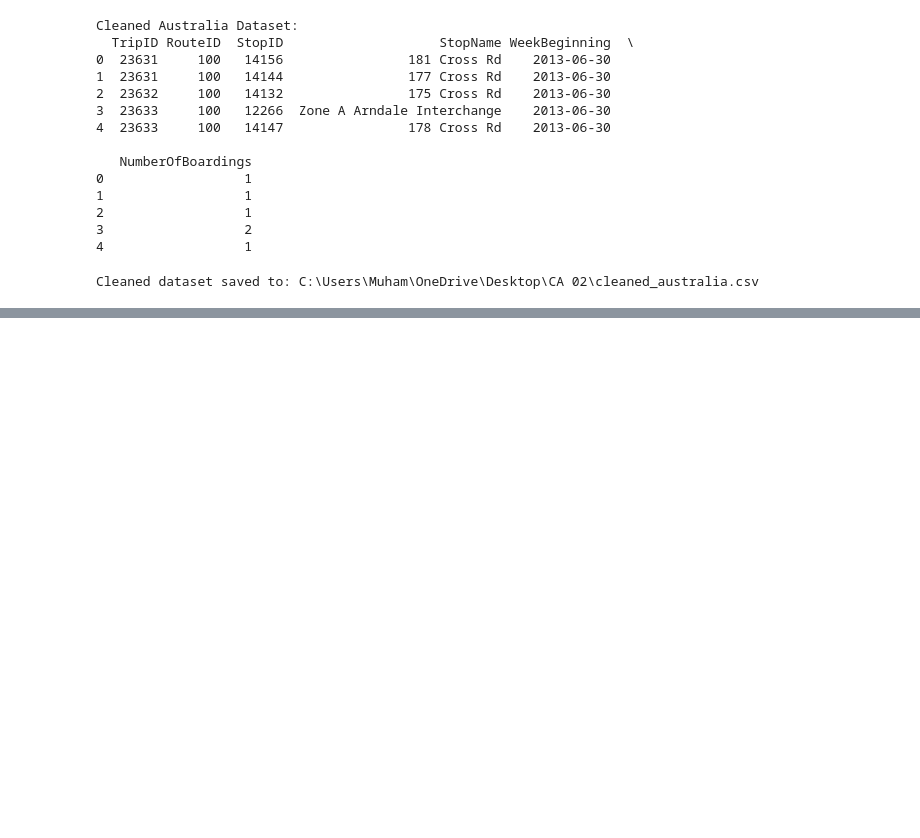
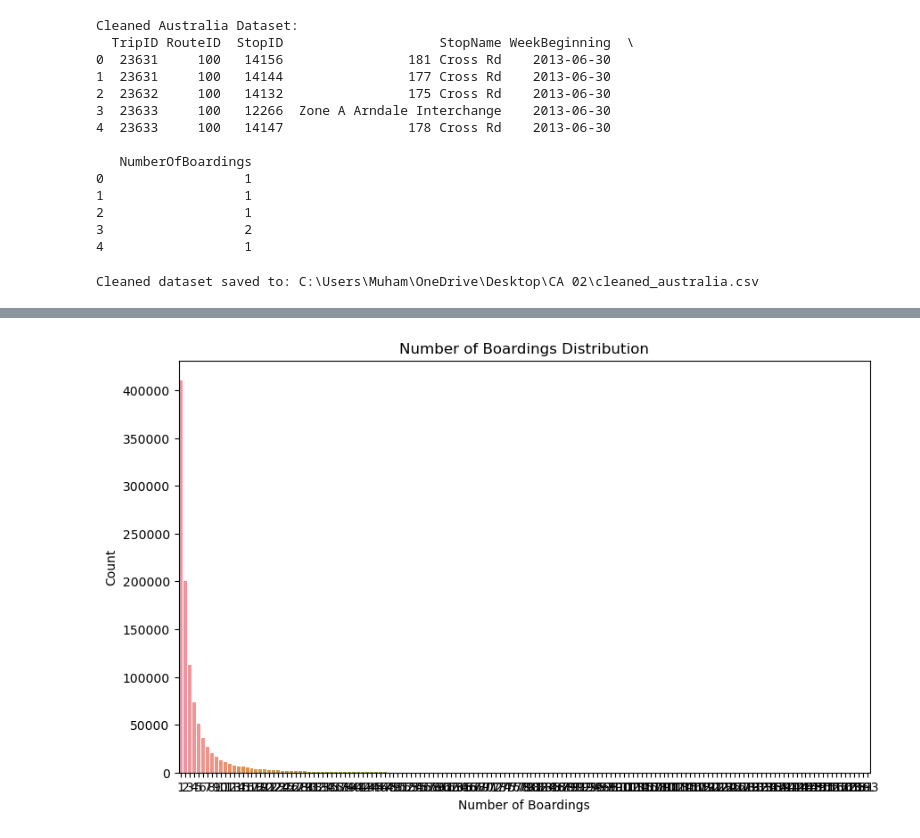
Before and after one commit to 2021402/CA-02-MSc-Data-Analytics, a Jupyter notebook: Project Code CA 2.ipynb, the cells around one changed output, grey strips where cells are left out. Saved outputs shown, nothing was run; the diff lists cells and outputs as text; code cells hidden in the pictures; blank space fills up the shorter version.

```diff
--- a/Project Code CA 2.ipynb
+++ b/Project Code CA 2.ipynb
@@ -126,0 +145,9 @@ Cleaned dataset saved to: C:\Users\Muham\OneDrive\Desktop\CA 02\cleaned_australi
+# %%
+plt.figure(figsize=(10, 6))
+sns.countplot(x='NumberOfBoardings', data=aus_df)
+plt.title('Number of Boardings Distribution')
+plt.xlabel('Number of Boardings')
+plt.ylabel('Count')
+plt.show()
+# %% [output]
+[figure, added]
```
Also changed, not shown: parts of 6 cells of this notebook.
